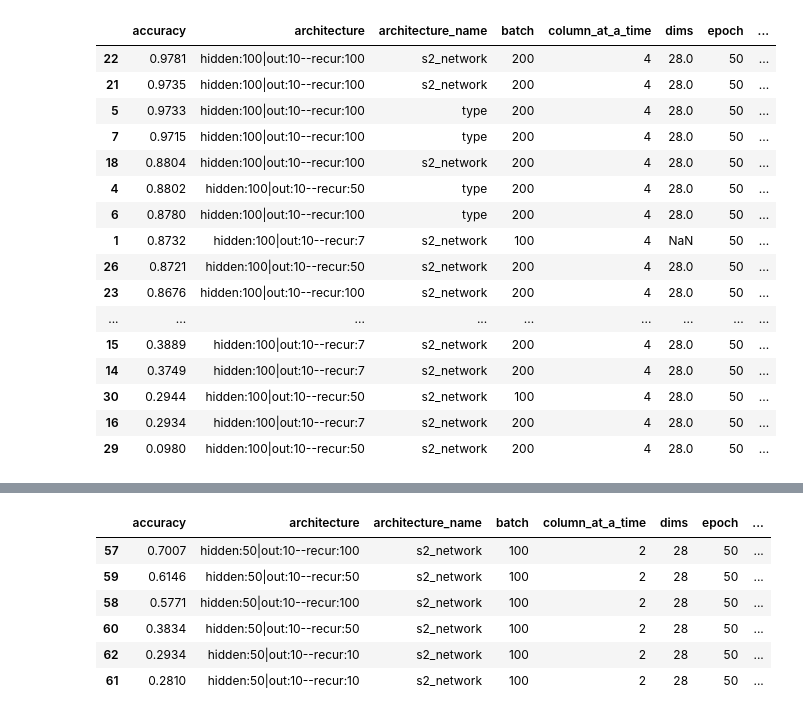
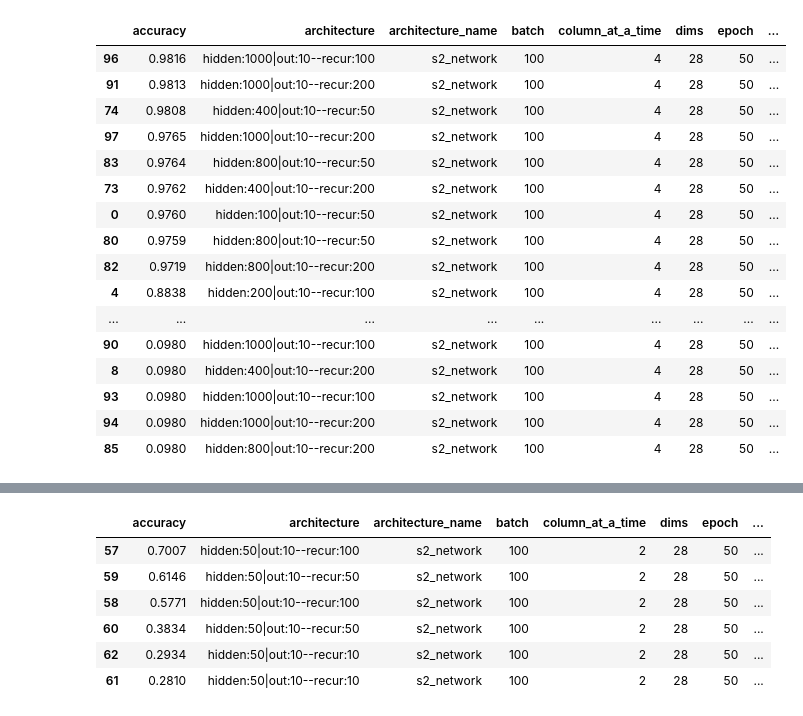
Before and after one commit to p16i/thesis-designing-recurrent-neural-networks-for-explainability, a Jupyter notebook: notebooks/visualize-results.ipynb, the cells around one changed output, grey strips where cells are left out. Saved outputs shown, nothing was run; the diff lists cells and outputs as text; code cells hidden in the pictures.

```diff
--- a/notebooks/visualize-results.ipynb
+++ b/notebooks/visualize-results.ipynb
@@ -13,27 +13,27 @@ from utils import experiment_artifact
 # %%
 import imp
 imp.reload(experiment_artifact)
-df_results = experiment_artifact.get_results('../experiment-results/sprint-2-network').sort_values(by='accuracy', ascending=False)
+df_results = experiment_artifact.get_results('../experiment-results/sprint-5').sort_values(by='accuracy', ascending=False)
 
-df_results
+df_results[df_results.architecture_name =='s2_network']
 # %% [output]
 |  | accuracy | architecture | architecture_name | batch | column_at_a_time | dims | epoch | ... |
-| 22 | 0.9781 | hidden:100|out:10--recur:100 | s2_network | 200 | 4 | 28.0 | 50 | ... |
-| 21 | 0.9735 | hidden:100|out:10--recur:100 | s2_network | 200 | 4 | 28.0 | 50 | ... |
-| 5 | 0.9733 | hidden:100|out:10--recur:100 | type | 200 | 4 | 28.0 | 50 | ... |
-| 7 | 0.9715 | hidden:100|out:10--recur:100 | type | 200 | 4 | 28.0 | 50 | ... |
-| 18 | 0.8804 | hidden:100|out:10--recur:100 | s2_network | 200 | 4 | 28.0 | 50 | ... |
-| 4 | 0.8802 | hidden:100|out:10--recur:50 | type | 200 | 4 | 28.0 | 50 | ... |
-| 6 | 0.8780 | hidden:100|out:10--recur:100 | type | 200 | 4 | 28.0 | 50 | ... |
-| 1 | 0.8732 | hidden:100|out:10--recur:7 | s2_network | 100 | 4 | NaN | 50 | ... |
-| 26 | 0.8721 | hidden:100|out:10--recur:50 | s2_network | 200 | 4 | 28.0 | 50 | ... |
-| 23 | 0.8676 | hidden:100|out:10--recur:100 | s2_network | 200 | 4 | 28.0 | 50 | ... |
+| 96 | 0.9816 | hidden:1000|out:10--recur:100 | s2_network | 100 | 4 | 28 | 50 | ... |
+| 91 | 0.9813 | hidden:1000|out:10--recur:200 | s2_network | 100 | 4 | 28 | 50 | ... |
+| 74 | 0.9808 | hidden:400|out:10--recur:50 | s2_network | 100 | 4 | 28 | 50 | ... |
+| 97 | 0.9765 | hidden:1000|out:10--recur:200 | s2_network | 100 | 4 | 28 | 50 | ... |
+| 83 | 0.9764 | hidden:800|out:10--recur:50 | s2_network | 100 | 4 | 28 | 50 | ... |
+| 73 | 0.9762 | hidden:400|out:10--recur:200 | s2_network | 100 | 4 | 28 | 50 | ... |
+| 0 | 0.9760 | hidden:100|out:10--recur:50 | s2_network | 100 | 4 | 28 | 50 | ... |
+| 80 | 0.9759 | hidden:800|out:10--recur:50 | s2_network | 100 | 4 | 28 | 50 | ... |
+| 82 | 0.9719 | hidden:800|out:10--recur:200 | s2_network | 100 | 4 | 28 | 50 | ... |
+| 4 | 0.8838 | hidden:200|out:10--recur:100 | s2_network | 100 | 4 | 28 | 50 | ... |
 | ... | ... | ... | ... | ... | ... | ... | ... | ... |
-| 15 | 0.3889 | hidden:100|out:10--recur:7 | s2_network | 200 | 4 | 28.0 | 50 | ... |
-| 14 | 0.3749 | hidden:100|out:10--recur:7 | s2_network | 200 | 4 | 28.0 | 50 | ... |
-| 30 | 0.2944 | hidden:100|out:10--recur:50 | s2_network | 100 | 4 | 28.0 | 50 | ... |
-| 16 | 0.2934 | hidden:100|out:10--recur:7 | s2_network | 200 | 4 | 28.0 | 50 | ... |
-| 29 | 0.0980 | hidden:100|out:10--recur:50 | s2_network | 200 | 4 | 28.0 | 50 | ... |
+| 90 | 0.0980 | hidden:1000|out:10--recur:100 | s2_network | 100 | 4 | 28 | 50 | ... |
+| 8 | 0.0980 | hidden:400|out:10--recur:200 | s2_network | 100 | 4 | 28 | 50 | ... |
+| 93 | 0.0980 | hidden:1000|out:10--recur:100 | s2_network | 100 | 4 | 28 | 50 | ... |
+| 94 | 0.0980 | hidden:1000|out:10--recur:200 | s2_network | 100 | 4 | 28 | 50 | ... |
+| 85 | 0.0980 | hidden:800|out:10--recur:200 | s2_network | 100 | 4 | 28 | 50 | ... |
 # %%
 df_results_s3 = experiment_artifact.get_results('../experiment-results/sprint-3-network').sort_values(by='accuracy', ascending=False)
 df_results_s3
```
Also changed, not shown: parts of 2 cells of this notebook, 3 other files.
